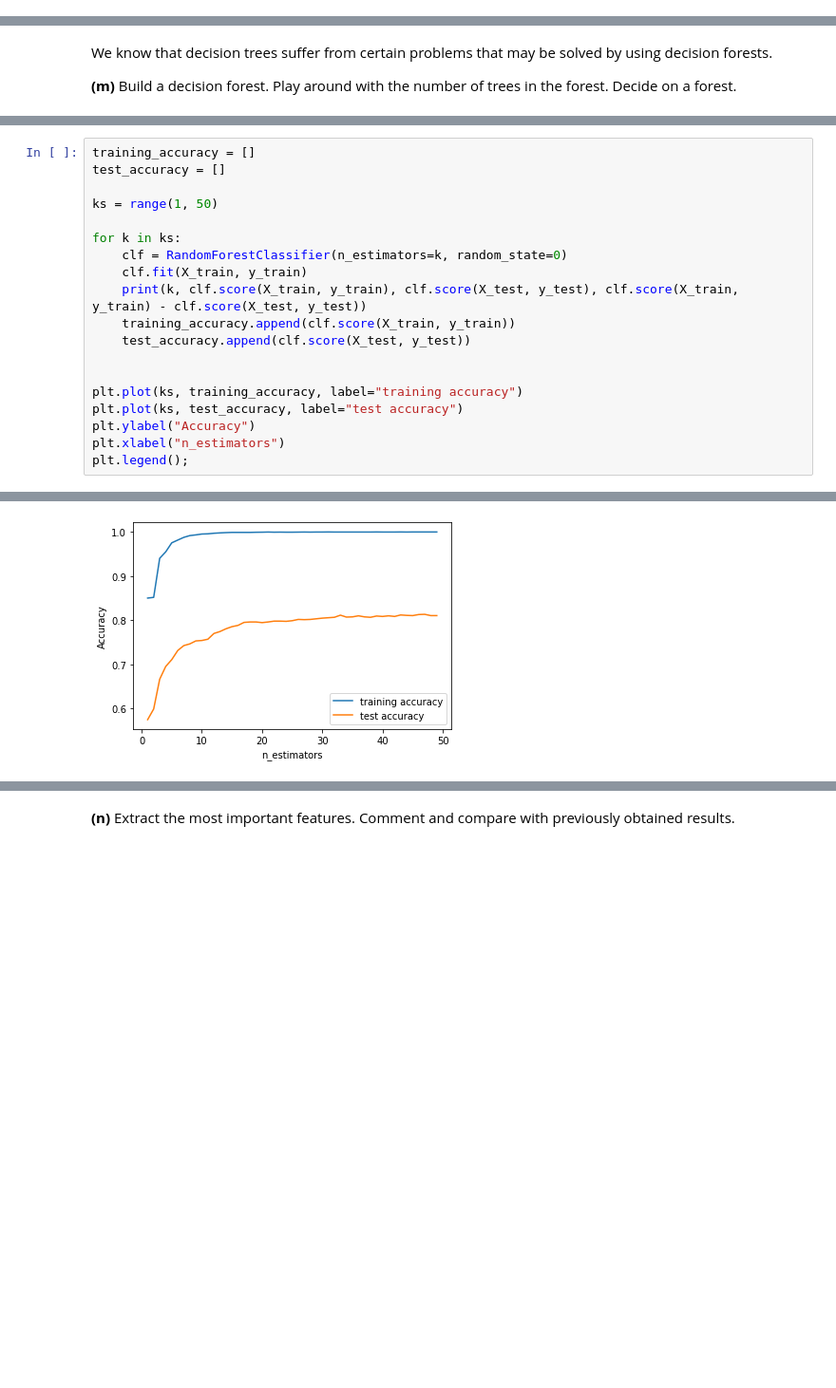
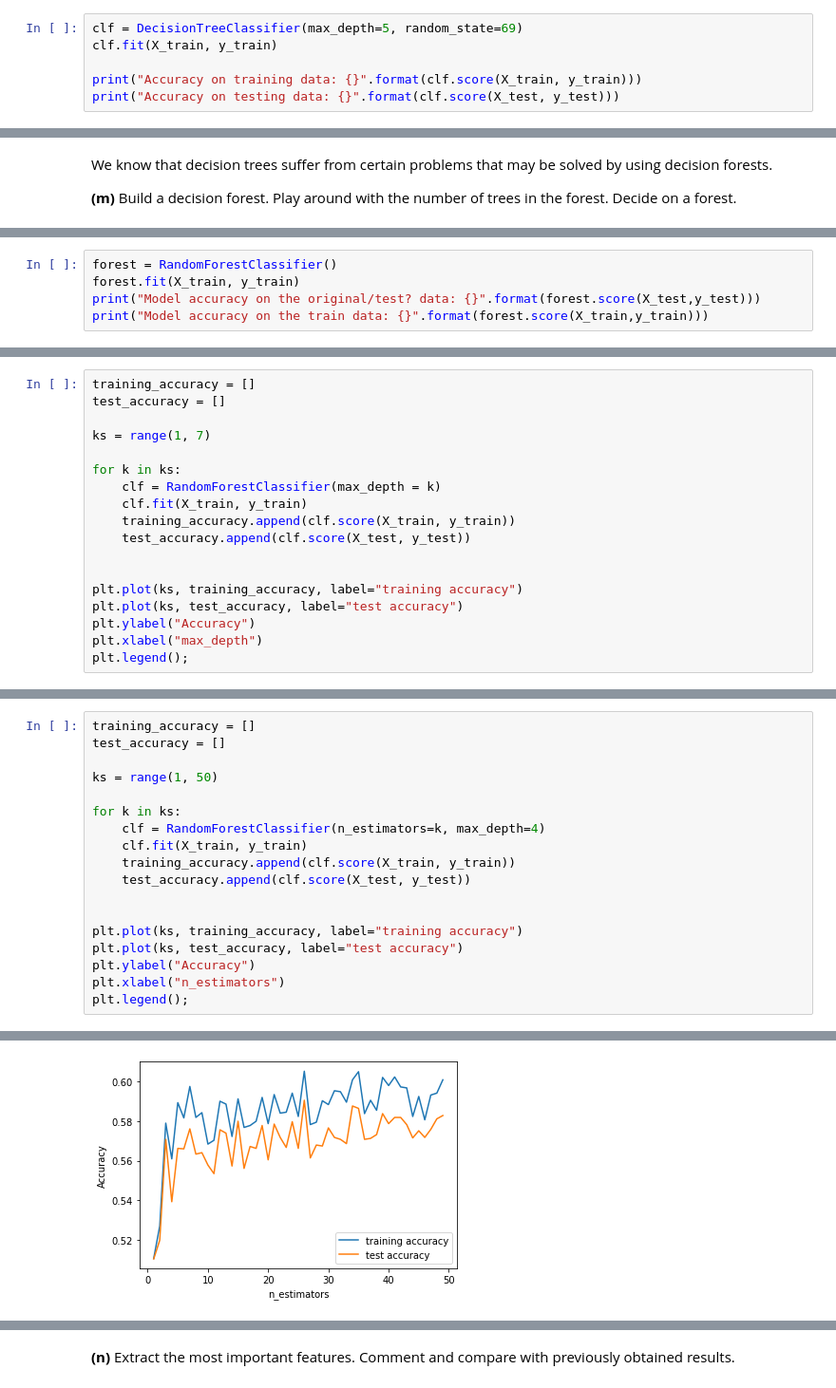
Before and after one commit to Beadhangerone/MAL, a Jupyter notebook: MAL1 Project 2022 [ 11.22.2022 ].ipynb, the cells around one changed output, grey strips where cells are left out. Shown at 95% size. Cells and saved outputs as stored; diff of their text form; blank space fills up the shorter version.

```diff
--- a/MAL1 Project 2022 [ 11.22.2022 ].ipynb
+++ b/MAL1 Project 2022 [ 11.22.2022 ].ipynb
@@ -2614,3 +2645,9 @@ plt.xlabel("max_depth")
 plt.legend();
 # %% [output]
 [figure]
+# %%
+clf = DecisionTreeClassifier(max_depth=5, random_state=69)
+clf.fit(X_train, y_train)
+
+print("Accuracy on training data: {}".format(clf.score(X_train, y_train)))
+print("Accuracy on testing data: {}".format(clf.score(X_test, y_test)))
@@ -2679,0 +2712,5 @@ Model accuracy on the train data: 0.9997590361445783
+# %%
+forest = RandomForestClassifier()
+forest.fit(X_train, y_train)
+print("Model accuracy on the original/test? data: {}".format(forest.score(X_test,y_test)))
+print("Model accuracy on the train data: {}".format(forest.score(X_train,y_train)))
@@ -2679,0 +2722,18 @@ Model accuracy on the train data: 0.9997590361445783
+# %%
+training_accuracy = []
+test_accuracy = []
+
+ks = range(1, 7)
+
+for k in ks:
+    clf = RandomForestClassifier(max_depth = k)
+    clf.fit(X_train, y_train)
+    training_accuracy.append(clf.score(X_train, y_train))
+    test_accuracy.append(clf.score(X_test, y_test))
+
+
+plt.plot(ks, training_accuracy, label="training accuracy")
+plt.plot(ks, test_accuracy, label="test accuracy")
+plt.ylabel("Accuracy")
+plt.xlabel("max_depth")
+plt.legend();
@@ -2684,9 +2746,8 @@ test_accuracy = []
 ks = range(1, 50)
 
 for k in ks:
-    clf = RandomForestClassifier(n_estimators=k, random_state=0)
+    clf = RandomForestClassifier(n_estimators=k, max_depth=4)
     clf.fit(X_train, y_train)
-    print(k, clf.score(X_train, y_train), clf.score(X_test, y_test), clf.score(X_train, y_train) - clf.score(X_test, y_test))
     training_accuracy.append(clf.score(X_train, y_train))
     test_accuracy.append(clf.score(X_test, y_test))
 
@@ -2717 +2761 @@ plt.legend();
-[figure, old version]
+[figure, new version]
```
Also changed, not shown: parts of 129 cells of this notebook.
